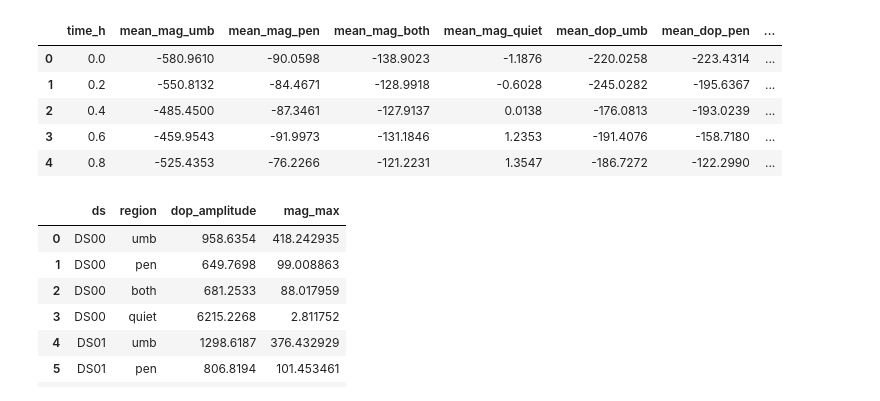
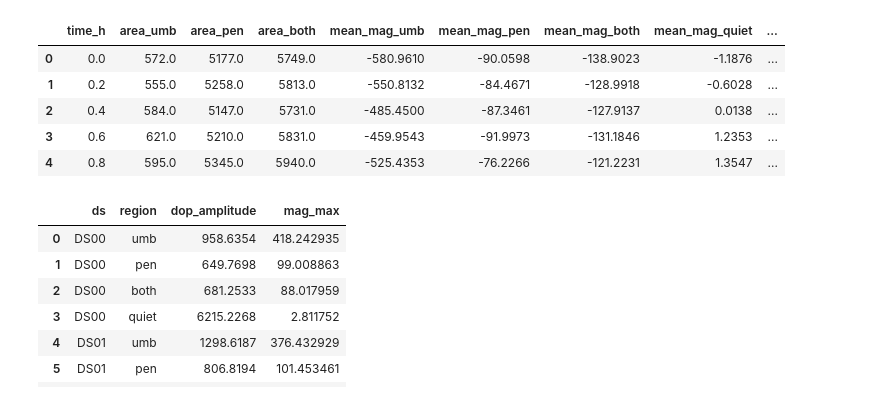
Before and after one commit to thomatrixting/sun_spots_pulsation_review, a Jupyter notebook: notebooks/04_data_comparison.ipynb, the cells around one changed output. Cells and saved outputs as stored; diff of their text form; code cells hidden in the pictures.

```diff
--- a/notebooks/04_data_comparison.ipynb
+++ b/notebooks/04_data_comparison.ipynb
@@ -6,32 +6,33 @@ import numpy as np
 import seaborn as sns
 
 
-base = Path("/home/thomas/Desktop/sun_spots_pulsation_review/data/processed/sebastian_sun_spots")
+base = Path("/home/thomas/Projects/sun_spots_pulsation_review/data/processed/sebastian_sun_spots")
 ds_ids = ["DS00", "DS01","DS02", "DS03", "DS04", "DS05", "DS06", "DS07", "DS08", "DS09"]
 # %%
 mag_cols = ["mean_mag_umb", "mean_mag_pen", "mean_mag_both", "mean_mag_quiet", "mean_mag_hotspot"]
 dop_cols = ["mean_dop_umb", "mean_dop_pen", "mean_dop_both", "mean_dop_quiet"]
+area_cols = ['area_umb','area_pen','area_both']
 
 mag_dfs = []
 for ds in ds_ids:
     csv_path = base / ds / "metrics.csv"
     available = pd.read_csv(csv_path, nrows=0).columns
-    cols = ["time_h"] + [c for c in mag_cols + dop_cols if c in available]
+    cols = ["time_h"] + [c for c in mag_cols + dop_cols + area_cols if c in available]
     df = pd.read_csv(csv_path, nrows=250, usecols=cols)
     if "mean_mag_hotspot" not in df:
         df["mean_mag_hotspot"] = np.nan
     df["ds"] = ds
     mag_dfs.append(df)
 
 mag_data = pd.concat(mag_dfs, ignore_index=True)
 mag_data.head()
 # %% [output]
-|  | time_h | mean_mag_umb | mean_mag_pen | mean_mag_both | mean_mag_quiet | mean_dop_umb | mean_dop_pen | ... |
-| 0 | 0.0 | -580.9610 | -90.0598 | -138.9023 | -1.1876 | -220.0258 | -223.4314 | ... |
-| 1 | 0.2 | -550.8132 | -84.4671 | -128.9918 | -0.6028 | -245.0282 | -195.6367 | ... |
-| 2 | 0.4 | -485.4500 | -87.3461 | -127.9137 | 0.0138 | -176.0813 | -193.0239 | ... |
-| 3 | 0.6 | -459.9543 | -91.9973 | -131.1846 | 1.2353 | -191.4076 | -158.7180 | ... |
-| 4 | 0.8 | -525.4353 | -76.2266 | -121.2231 | 1.3547 | -186.7272 | -122.2990 | ... |
+|  | time_h | area_umb | area_pen | area_both | mean_mag_umb | mean_mag_pen | mean_mag_both | mean_mag_quiet | ... |
+| 0 | 0.0 | 572.0 | 5177.0 | 5749.0 | -580.9610 | -90.0598 | -138.9023 | -1.1876 | ... |
+| 1 | 0.2 | 555.0 | 5258.0 | 5813.0 | -550.8132 | -84.4671 | -128.9918 | -0.6028 | ... |
+| 2 | 0.4 | 584.0 | 5147.0 | 5731.0 | -485.4500 | -87.3461 | -127.9137 | 0.0138 | ... |
+| 3 | 0.6 | 621.0 | 5210.0 | 5831.0 | -459.9543 | -91.9973 | -131.1846 | 1.2353 | ... |
+| 4 | 0.8 | 595.0 | 5345.0 | 5940.0 | -525.4353 | -76.2266 | -121.2231 | 1.3547 | ... |
 # %%
 def mag_amplitude(time_h, series):
     coeffs = np.polyfit(time_h, series, 2)
```
Also changed, not shown: parts of 11 cells of this notebook, 2 other files.
